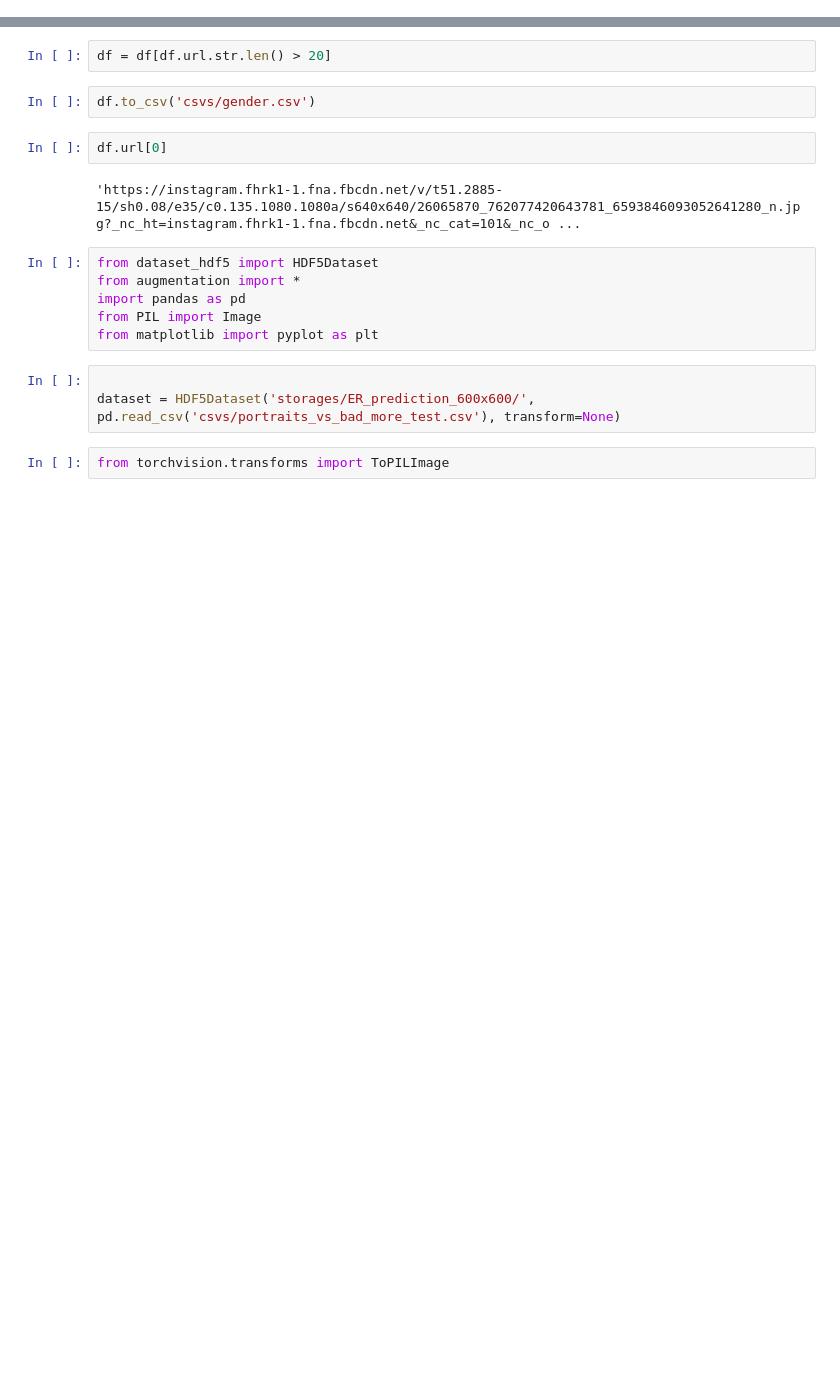
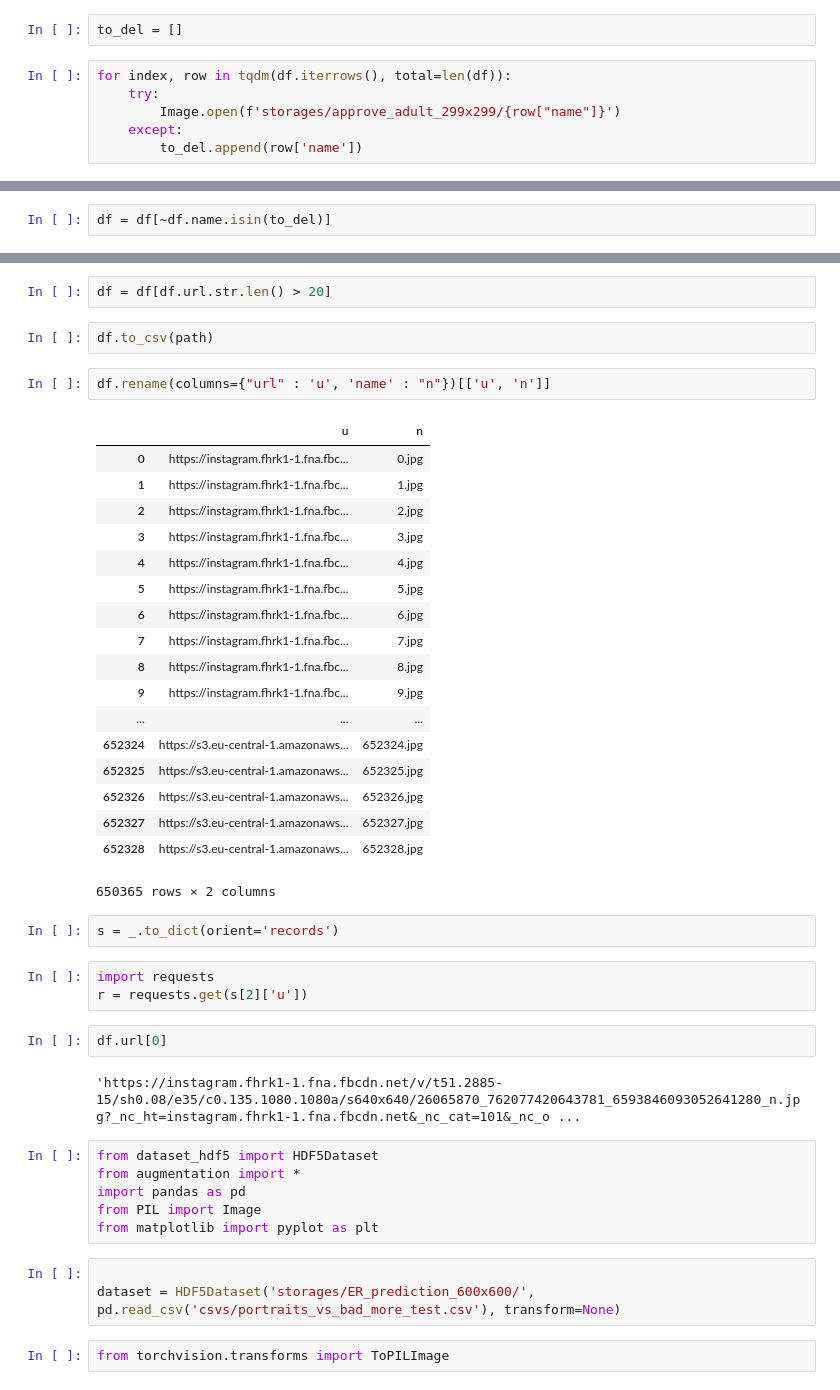
Before and after one commit to shpq/utils, a Jupyter notebook: training/classification_from_wild/notebook.ipynb, the cells around one changed output, grey strips where cells are left out. Drawn from its saved outputs; the diff is of its cells as text; blank space fills up the shorter version.

```diff
--- a/training/classification_from_wild/notebook.ipynb
+++ b/training/classification_from_wild/notebook.ipynb
@@ -20,0 +68,8 @@ len(u)
+# %%
+to_del = []
+# %%
+for index, row in tqdm(df.iterrows(), total=len(df)):
+    try:
+        Image.open(f'storages/approve_adult_299x299/{row["name"]}')
+    except:
+        to_del.append(row['name'])
@@ -20,0 +80,2 @@ len(u)
+# %%
+df = df[~df.name.isin(to_del)]
@@ -21,7 +93,33 @@ len(u)
 # %%
 df = df[df.url.str.len() > 20]
 # %%
-df.to_csv('csvs/gender.csv')
+df.to_csv(path)
+# %%
+df.rename(columns={"url" : 'u', 'name' : "n"})[['u', 'n']]
+# %% [output]
+|  | u | n |
+| 0 | https://instagram.fhrk1-1.fna.fbc... | 0.jpg |
+| 1 | https://instagram.fhrk1-1.fna.fbc... | 1.jpg |
+| 2 | https://instagram.fhrk1-1.fna.fbc... | 2.jpg |
+| 3 | https://instagram.fhrk1-1.fna.fbc... | 3.jpg |
+| 4 | https://instagram.fhrk1-1.fna.fbc... | 4.jpg |
+| 5 | https://instagram.fhrk1-1.fna.fbc... | 5.jpg |
+| 6 | https://instagram.fhrk1-1.fna.fbc... | 6.jpg |
+| 7 | https://instagram.fhrk1-1.fna.fbc... | 7.jpg |
+| 8 | https://instagram.fhrk1-1.fna.fbc... | 8.jpg |
+| 9 | https://instagram.fhrk1-1.fna.fbc... | 9.jpg |
+| ... | ... | ... |
+| 652324 | https://s3.eu-central-1.amazonaws... | 652324.jpg |
+| 652325 | https://s3.eu-central-1.amazonaws... | 652325.jpg |
+| 652326 | https://s3.eu-central-1.amazonaws... | 652326.jpg |
+| 652327 | https://s3.eu-central-1.amazonaws... | 652327.jpg |
+| 652328 | https://s3.eu-central-1.amazonaws... | 652328.jpg |
+650365 rows × 2 columns
+# %%
+s = _.to_dict(orient='records')
+# %%
+import requests
+r = requests.get(s[2]['u'])
 # %%
 df.url[0]
 # %% [output]
```
Also changed, not shown: parts of 14 cells of this notebook, 8 other files.
